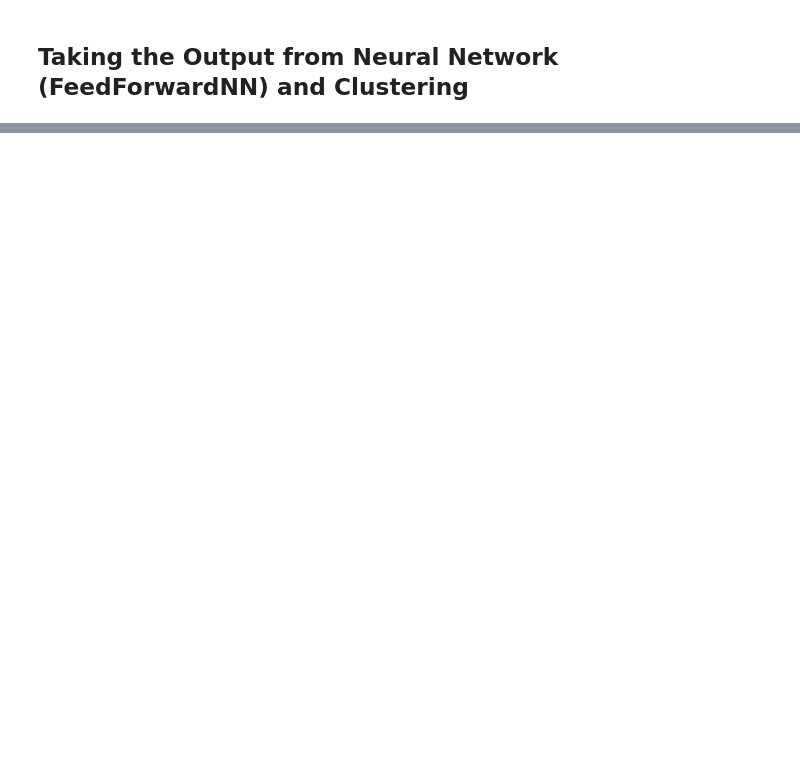
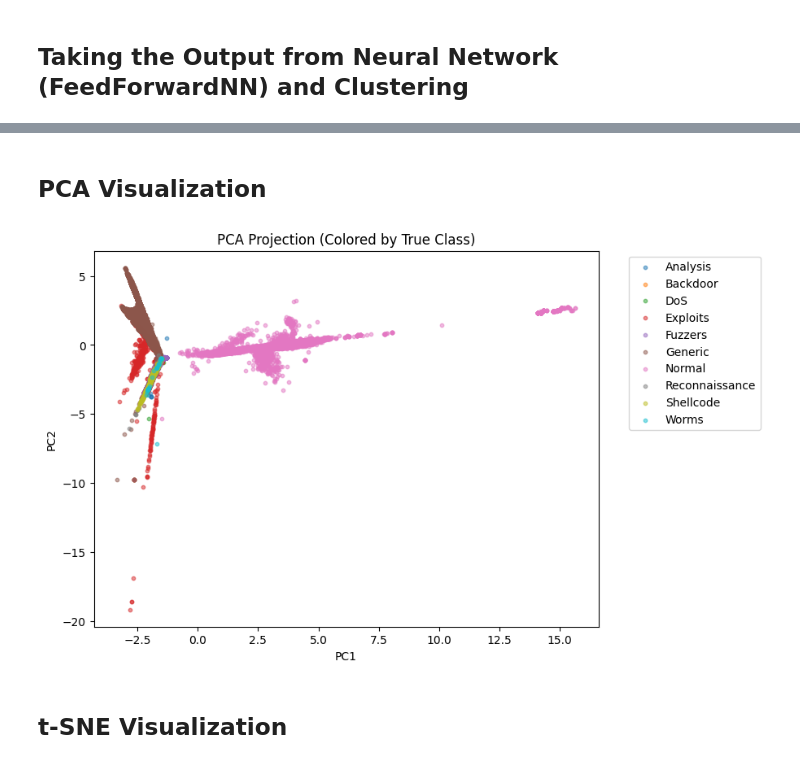
Before and after one commit to CooperCherry/anomaly_detection_project, a Jupyter notebook: neuralNetworkTemp.ipynb, the cells around one changed output, grey strips where cells are left out. Saved outputs shown, nothing was run; the diff lists cells and outputs as text; code cells hidden in the pictures; blank space fills up the shorter version.

Commit message:
Final Code Pushes: Base Model Comparative Analysis + Neural Net Development

```diff
--- a/neuralNetworkTemp.ipynb
+++ b/neuralNetworkTemp.ipynb
@@ -258,0 +260,12 @@ tensor([[0.1050, 0.1027, 0.1060,  ..., 0.0986, 0.1191, 0.0884],
+# %%
+#this is the target variable that we want to predict, which is the attack category. We need to convert it to a tensor so we can use it for training our model.
+y_encoded = df_og['attack_cat'].astype('category').cat.codes
+y_tensor = torch.tensor(y_encoded.values, dtype=torch.long)
+# %%
+from sklearn.model_selection import train_test_split
+
+#this is where we split our data into a training set and a testing set. We want to use the training set to train our model and the testing set to evaluate our model's performance. We use stratify=y to ensure that the distribution of classes in the train and test sets is similar to the distribution in the original dataset. This is important for classification tasks to prevent bias in the model training and evaluation. By setting stratify=y, we ensure that the proportion of each class in the target variable y is maintained in both the training and testing sets.
+X= scaled_encoded_combined
+y= y_encoded.values #this is our target variable, which is the attack category. We want to predict this based on the features in X.
+
+X_train, X_test, y_train, y_test = train_test_split(X, y, test_size=0.2, random_state=42, stratify=y) #stratify is used to ensure that the distribution of classes in the train and test sets is similar to the distribution in the original dataset. This is important for classification tasks to prevent bias in the model training and evaluation. By setting stratify=y, we ensure that the proportion of each class in the target variable y is maintained in both the training and testing sets.
@@ -259,2 +355,9 @@ tensor([[0.1050, 0.1027, 0.1060,  ..., 0.0986, 0.1191, 0.0884],
 # %% [markdown]
 ## Taking the Output from Neural Network (FeedForwardNN) and Clustering
+# %%
+#feature extraction for clustering from neural network (the bottleneck layer of our encoder is where we learn a compressed representation of our data, so we can use the extract_features function to get those features and then use them for clustering)
+model.eval()
+
+with torch.no_grad():
+    train_features = model.extract_features(torch.tensor(X_train, dtype=torch.float32)).numpy()
+    test_features  = model.extract_features(torch.tensor(X_test, dtype=torch.float32)).numpy()
@@ -260,0 +433,47 @@ tensor([[0.1050, 0.1027, 0.1060,  ..., 0.0986, 0.1191, 0.0884],
+# %% [markdown]
+## PCA Visualization
+# %%
+# Visualize KMeans Clustering Results
+
+import matplotlib.pyplot as plt
+
+from sklearn.decomposition import PCA
+
+from sklearn.preprocessing import StandardScaler
+
+scaler = StandardScaler()
+train_features_scaled = scaler.fit_transform(train_features)
+test_features_scaled = scaler.transform(test_features)
+
+
+# Assume kmeans has been fitted to learned_features and labels are in kmeans.labels_
+# Reduce features to 2D for visualization
+
+pca = PCA(n_components=2)
+
+features_2d = pca.fit_transform(test_features_scaled)
+
+label_mapping = dict(enumerate(df_og['attack_cat'].astype('category').cat.categories))
+
+
+plt.figure(figsize=(8,6))
+
+for label in np.unique(y_test):
+    idx = y_test == label
+    plt.scatter(
+        features_2d[idx, 0],
+        features_2d[idx, 1],
+        label=label_mapping[label],
+        alpha=0.5,
+        s=10
+    )
+
+plt.legend(bbox_to_anchor=(1.05, 1), loc='upper left')
+plt.title("PCA Projection (Colored by True Class)")
+plt.xlabel("PC1")
+plt.ylabel("PC2")
+plt.show()
+# %% [output]
+[figure, added]
+# %% [markdown]
+## t-SNE Visualization
```
Also changed, not shown: parts of 31 cells of this notebook, 2 other files.
